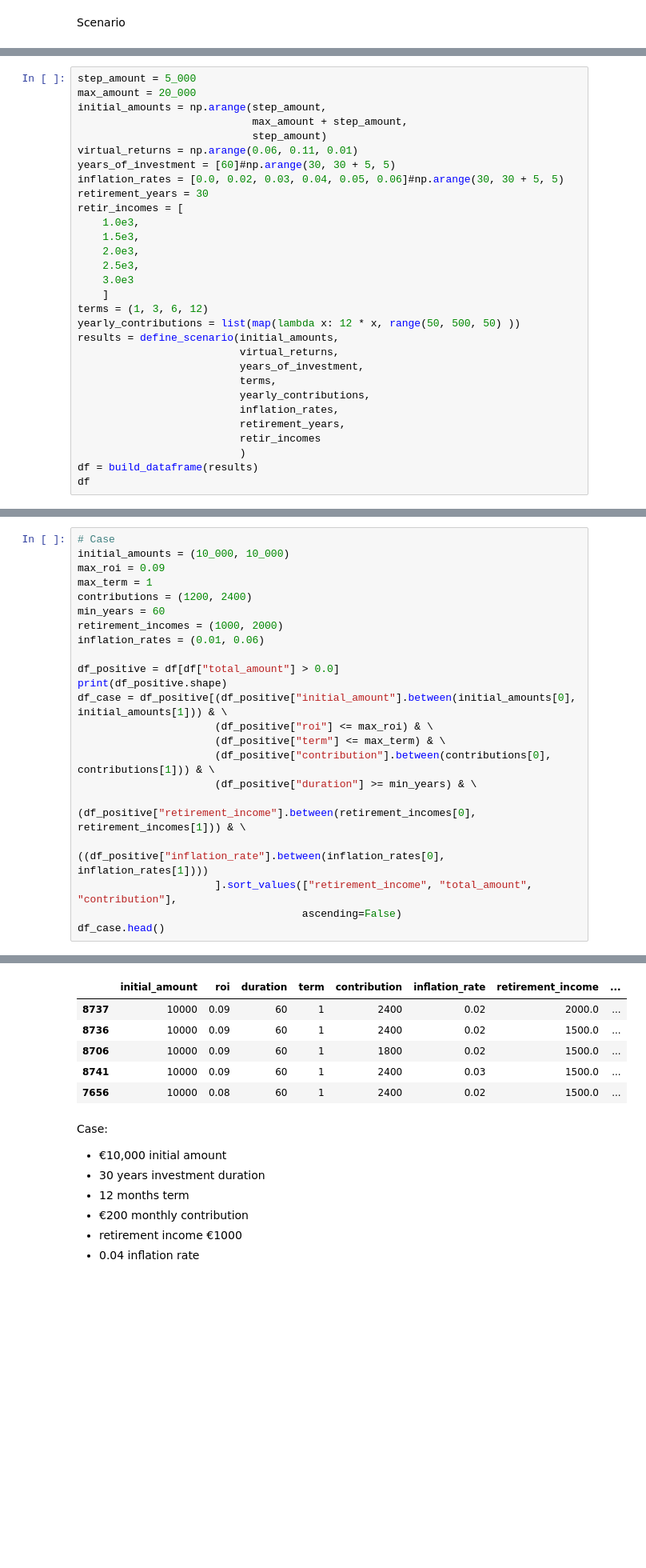
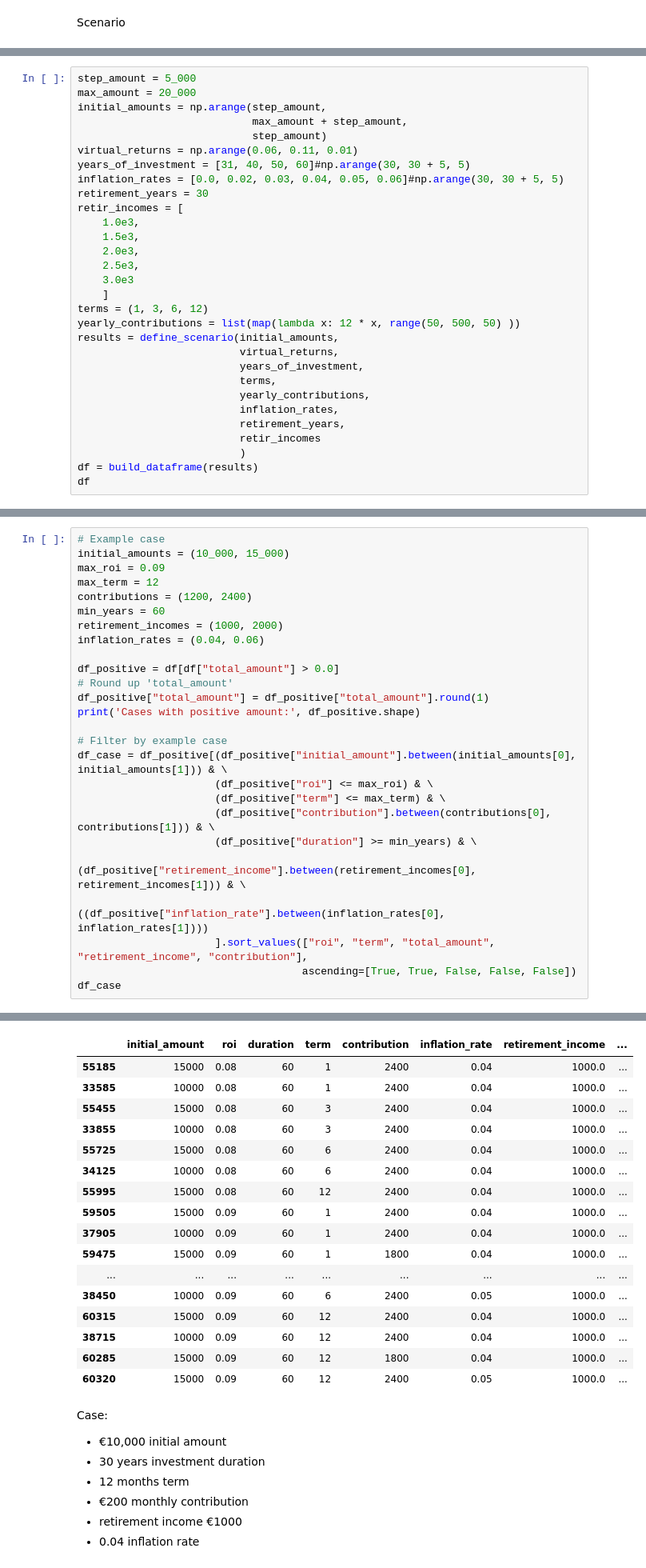
Before and after one commit to Marlup/Simulation-of-investment-and-compound-returns, a Jupyter notebook: investment_scenarios.ipynb, the cells around one changed output, grey strips where cells are left out. Shown: that part at 80% size. Drawn from its saved outputs; the diff is of its cells as text; blank space fills up the shorter version.

```diff
--- a/investment_scenarios.ipynb
+++ b/investment_scenarios.ipynb
@@ -124,7 +130,7 @@ initial_amounts = np.arange(step_amount,
                             max_amount + step_amount,
                             step_amount)
 virtual_returns = np.arange(0.06, 0.11, 0.01)
-years_of_investment = [60]#np.arange(30, 30 + 5, 5)
+years_of_investment = [31, 40, 50, 60]#np.arange(30, 30 + 5, 5)
 inflation_rates = [0.0, 0.02, 0.03, 0.04, 0.05, 0.06]#np.arange(30, 30 + 5, 5)
 retirement_years = 30
 retir_incomes = [
@@ -174,15 +170,19 @@ Case:
 # %%
-# Case
-initial_amounts = (10_000, 10_000)
+# Example case
+initial_amounts = (10_000, 15_000)
 max_roi = 0.09
-max_term = 1
+max_term = 12
 contributions = (1200, 2400)
 min_years = 60
 retirement_incomes = (1000, 2000)
-inflation_rates = (0.01, 0.06)
+inflation_rates = (0.04, 0.06)
 
 df_positive = df[df["total_amount"] > 0.0]
-print(df_positive.shape)
+# Round up 'total_amount'
+df_positive["total_amount"] = df_positive["total_amount"].round(1)
+print('Cases with positive amount:', df_positive.shape)
+
+# Filter by example case
 df_case = df_positive[(df_positive["initial_amount"].between(initial_amounts[0], initial_amounts[1])) & \
                       (df_positive["roi"] <= max_roi) & \
                       (df_positive["term"] <= max_term) & \
@@ -190,7 +190,7 @@ df_case = df_positive[(df_positive["initial_amount"].between(initial_amounts[0],
                       (df_positive["duration"] >= min_years) & \
                       (df_positive["retirement_income"].between(retirement_incomes[0], retirement_incomes[1])) & \
                       ((df_positive["inflation_rate"].between(inflation_rates[0], inflation_rates[1])))
-                      ].sort_values(["retirement_income", "total_amount", "contribution"],
-                                    ascending=False)
-df_case.head()
+                      ].sort_values(["roi", "term", "total_amount", "retirement_income", "contribution"],
+                                    ascending=[True, True, False, False, False])
+df_case
 # %% [output]
@@ -198,9 +203,20 @@ df_case.head()
 |  | initial_amount | roi | duration | term | contribution | inflation_rate | retirement_income | ... |
-| 8737 | 10000 | 0.09 | 60 | 1 | 2400 | 0.02 | 2000.0 | ... |
-| 8736 | 10000 | 0.09 | 60 | 1 | 2400 | 0.02 | 1500.0 | ... |
-| 8706 | 10000 | 0.09 | 60 | 1 | 1800 | 0.02 | 1500.0 | ... |
-| 8741 | 10000 | 0.09 | 60 | 1 | 2400 | 0.03 | 1500.0 | ... |
-| 7656 | 10000 | 0.08 | 60 | 1 | 2400 | 0.02 | 1500.0 | ... |
+| 55185 | 15000 | 0.08 | 60 | 1 | 2400 | 0.04 | 1000.0 | ... |
+| 33585 | 10000 | 0.08 | 60 | 1 | 2400 | 0.04 | 1000.0 | ... |
+| 55455 | 15000 | 0.08 | 60 | 3 | 2400 | 0.04 | 1000.0 | ... |
+| 33855 | 10000 | 0.08 | 60 | 3 | 2400 | 0.04 | 1000.0 | ... |
+| 55725 | 15000 | 0.08 | 60 | 6 | 2400 | 0.04 | 1000.0 | ... |
+| 34125 | 10000 | 0.08 | 60 | 6 | 2400 | 0.04 | 1000.0 | ... |
+| 55995 | 15000 | 0.08 | 60 | 12 | 2400 | 0.04 | 1000.0 | ... |
+| 59505 | 15000 | 0.09 | 60 | 1 | 2400 | 0.04 | 1000.0 | ... |
+| 37905 | 10000 | 0.09 | 60 | 1 | 2400 | 0.04 | 1000.0 | ... |
+| 59475 | 15000 | 0.09 | 60 | 1 | 1800 | 0.04 | 1000.0 | ... |
+| ... | ... | ... | ... | ... | ... | ... | ... | ... |
+| 38450 | 10000 | 0.09 | 60 | 6 | 2400 | 0.05 | 1000.0 | ... |
+| 60315 | 15000 | 0.09 | 60 | 12 | 2400 | 0.04 | 1000.0 | ... |
+| 38715 | 10000 | 0.09 | 60 | 12 | 2400 | 0.04 | 1000.0 | ... |
+| 60285 | 15000 | 0.09 | 60 | 12 | 1800 | 0.04 | 1000.0 | ... |
+| 60320 | 15000 | 0.09 | 60 | 12 | 2400 | 0.05 | 1000.0 | ... |
 # %% [markdown]
 Case:
 - €10,000 initial amount
```
Also changed, not shown: parts of 8 cells of this notebook.
